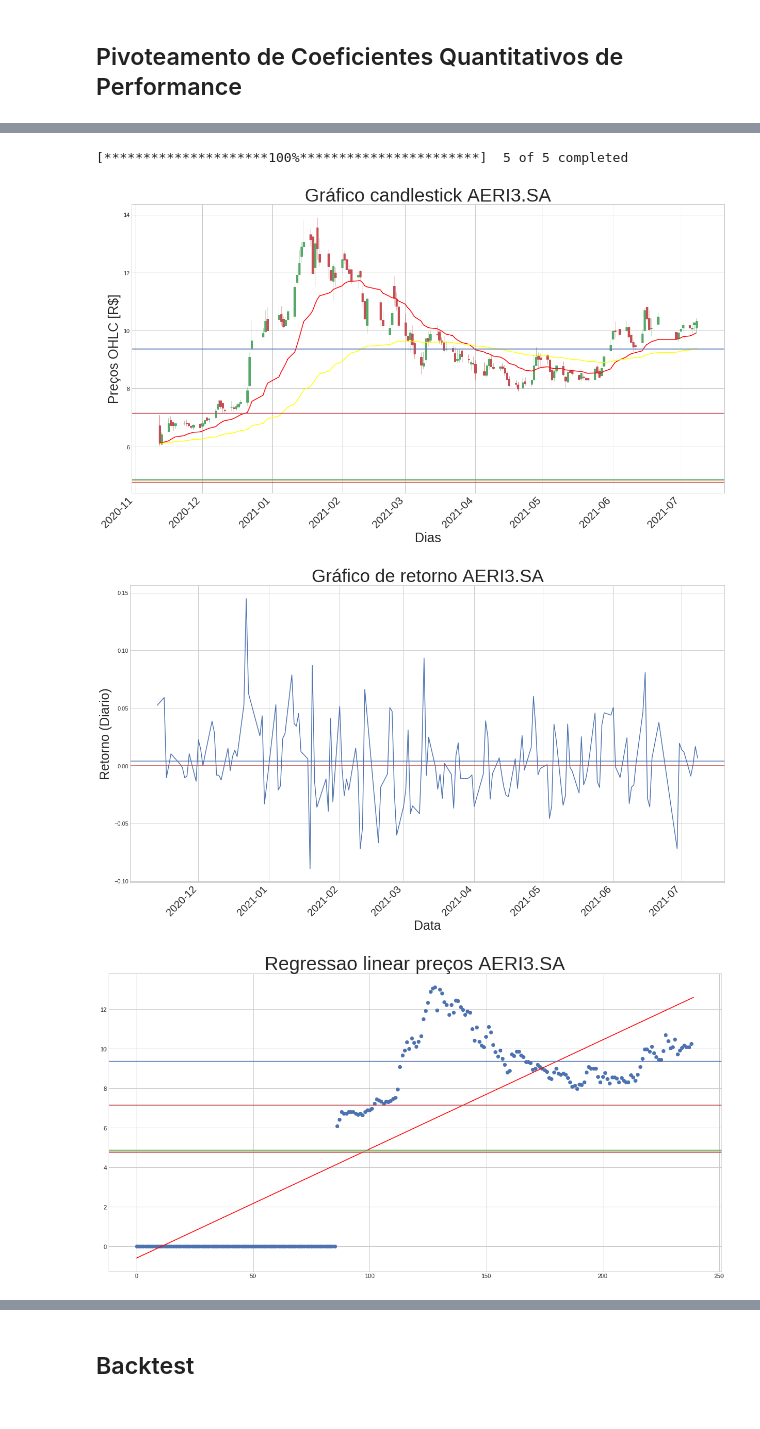
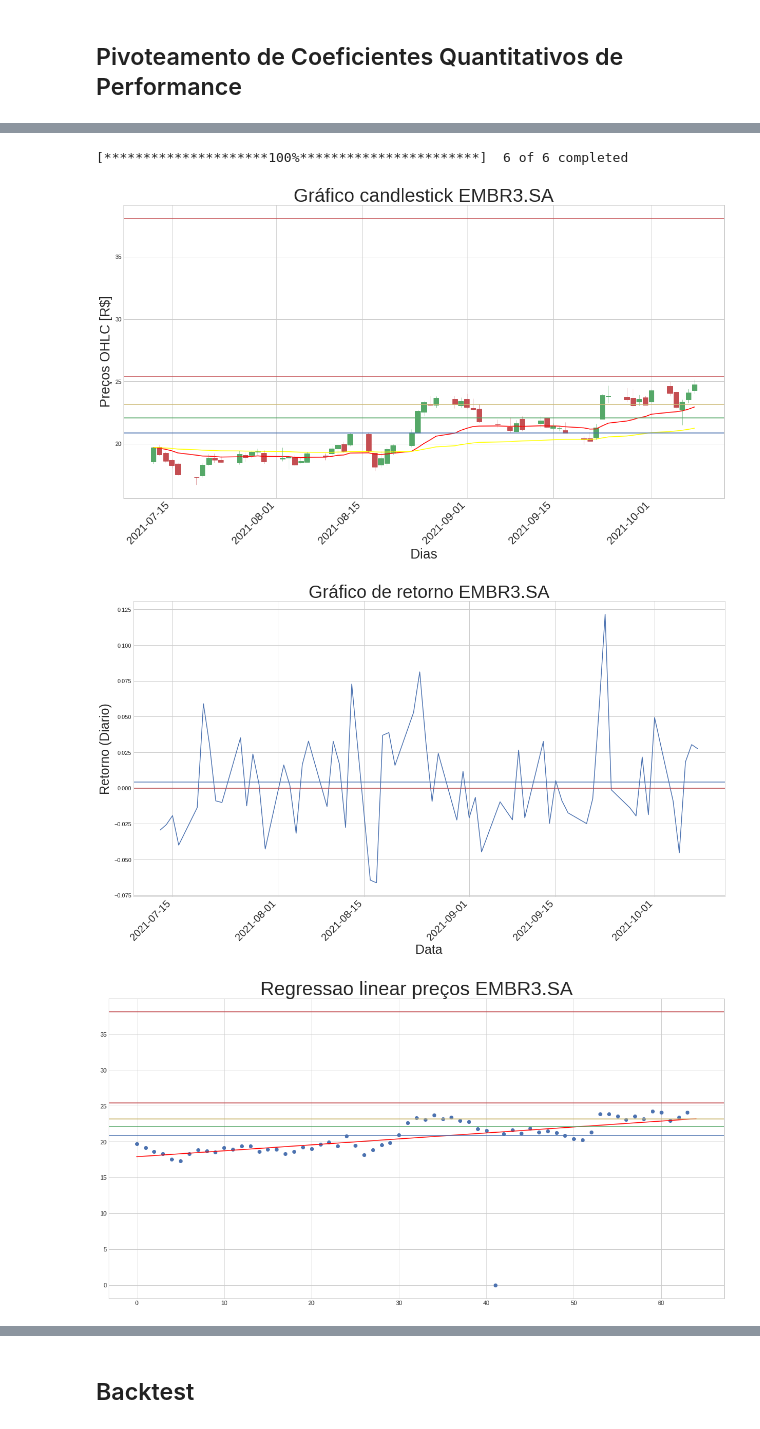
Before and after one commit to paulohgontijoo/Quantitative_finance, a Jupyter notebook: pivot_strategy.ipynb, the cells around one changed output, grey strips where cells are left out. Saved outputs shown, nothing was run; the diff lists cells and outputs as text; code cells hidden in the pictures.

```diff
--- a/pivot_strategy.ipynb
+++ b/pivot_strategy.ipynb
@@ -1044,4 +1173,4 @@ stocks_all.tail()
 # %%
-# stocks_all.dropna(inplace=True)
+stocks_all.dropna(inplace=True)
 data_state(stocks_all)
 # %% [output]
@@ -1100,0 +1179,3 @@ Ativos com Melhor Relação em Cada Cluster: ['AERI3.SA', 'JBSS3.SA', 'CASH3.SA'
+# %%
+size = 3
+rb = clustering(stocks_all, size)
@@ -1100,0 +1185,4 @@ Ativos com Melhor Relação em Cada Cluster: ['AERI3.SA', 'JBSS3.SA', 'CASH3.SA'
+# %%
+for each in set_names: rb.append(each)
+markowitz_names = Remove(rb)
+markowitz_names
@@ -1101,3 +1191,6 @@ Ativos com Melhor Relação em Cada Cluster: ['AERI3.SA', 'JBSS3.SA', 'CASH3.SA'
+# %%
+markowitz_names.append('^GSPC')
+# markowitz_names.remove('^GSPC')
 # %%
 ###############################################################################################################
 # %%
@@ -1126,10 +1220,10 @@ data_state(stocks_all)
 # %%
 # Analise dos ativos filtrados
-finals_stocks, stocks_all = routine_plot(rb)
+finals_stocks, stocks_all = routine_plot(markowitz_names)
 index = stocks_all.index
 stocks_close = stocks_all['Adj Close']
 # %% [output]
-[*********************100%***********************]  5 of 5 completed
+[*********************100%***********************]  6 of 6 completed
-[figure, old version]
+[figure, new version]
-[figure, old version]
+[figure, new version]
-[figure, old version]
+[figure, new version]
```
Also changed, not shown: parts of 70 cells of this notebook, 3 other files.
